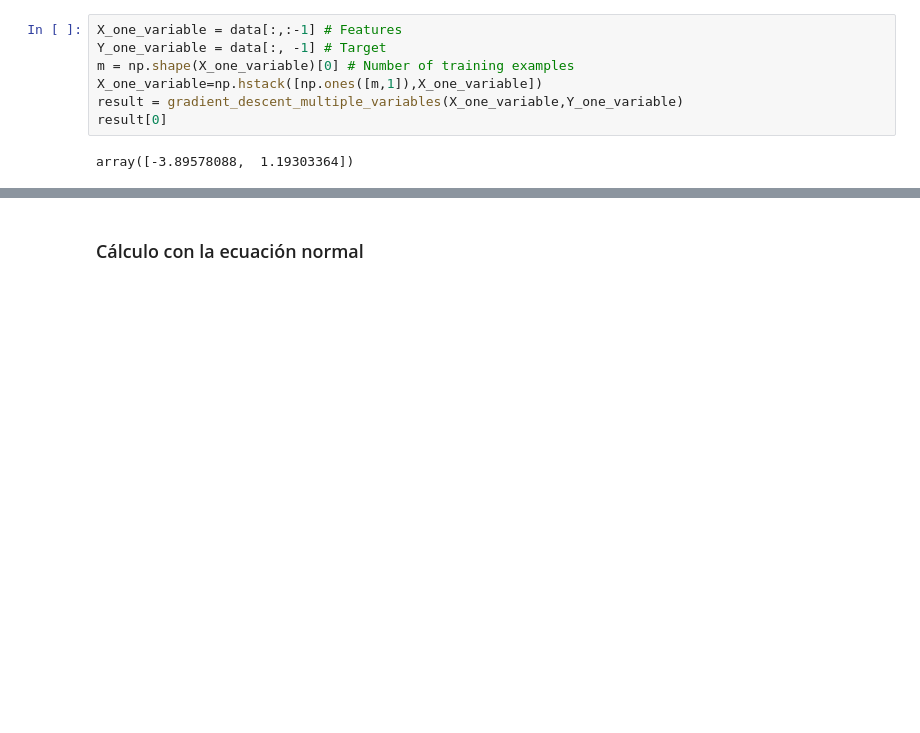
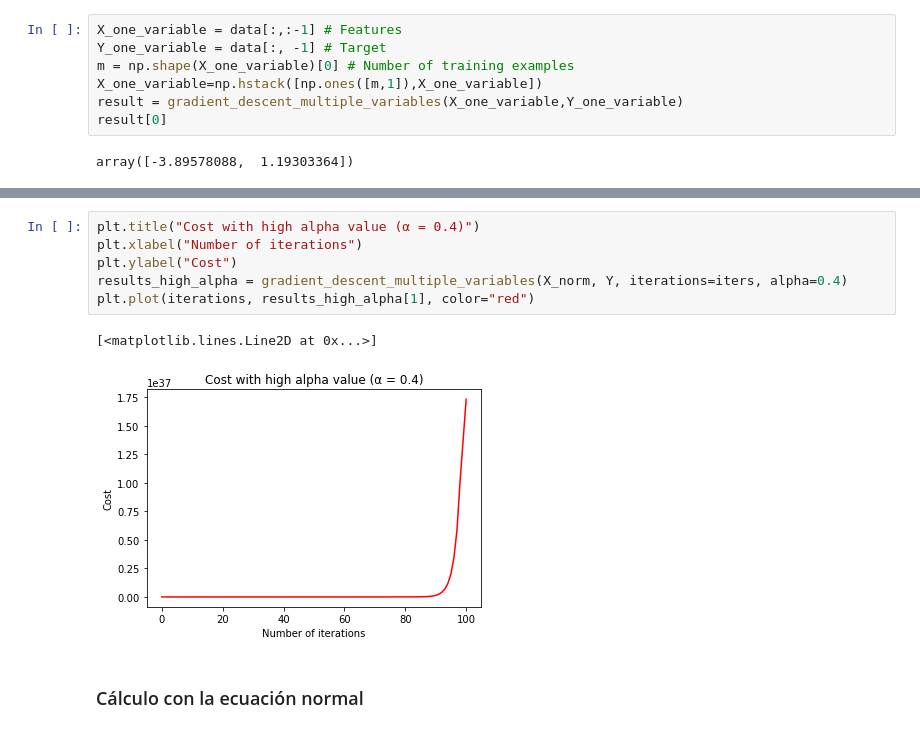
Before and after one commit to manumonforte/AA, a Jupyter notebook: Practice1/Practice1.ipynb, the cells around one changed output, grey strips where cells are left out. Cells and saved outputs as stored; diff of their text form; blank space fills up the shorter version.

```diff
--- a/Practice1/Practice1.ipynb
+++ b/Practice1/Practice1.ipynb
@@ -257,3 +284,12 @@ TODO: DIBUJARLO
+# %%
+plt.title("Cost with high alpha value (α = 0.4)")
+plt.xlabel("Number of iterations")
+plt.ylabel("Cost")
+results_high_alpha = gradient_descent_multiple_variables(X_norm, Y, iterations=iters, alpha=0.4)
+plt.plot(iterations, results_high_alpha[1], color="red")
+# %% [output]
+[<matplotlib.lines.Line2D at 0x...>]
+[figure, added]
 # %% [markdown]
 ### Cálculo con la ecuación normal
 # %%
```
Also changed, not shown: parts of 14 cells of this notebook.
